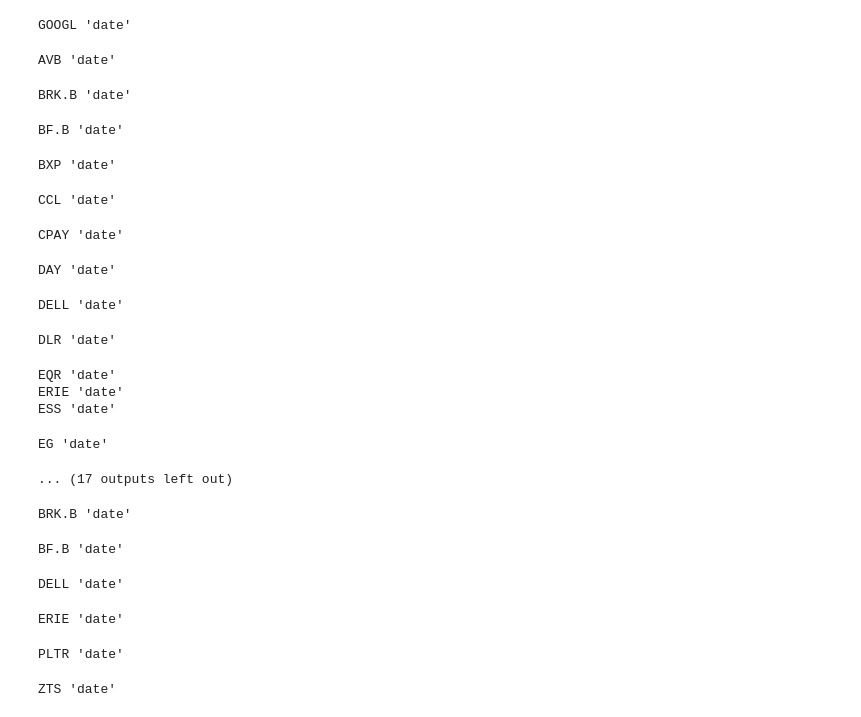
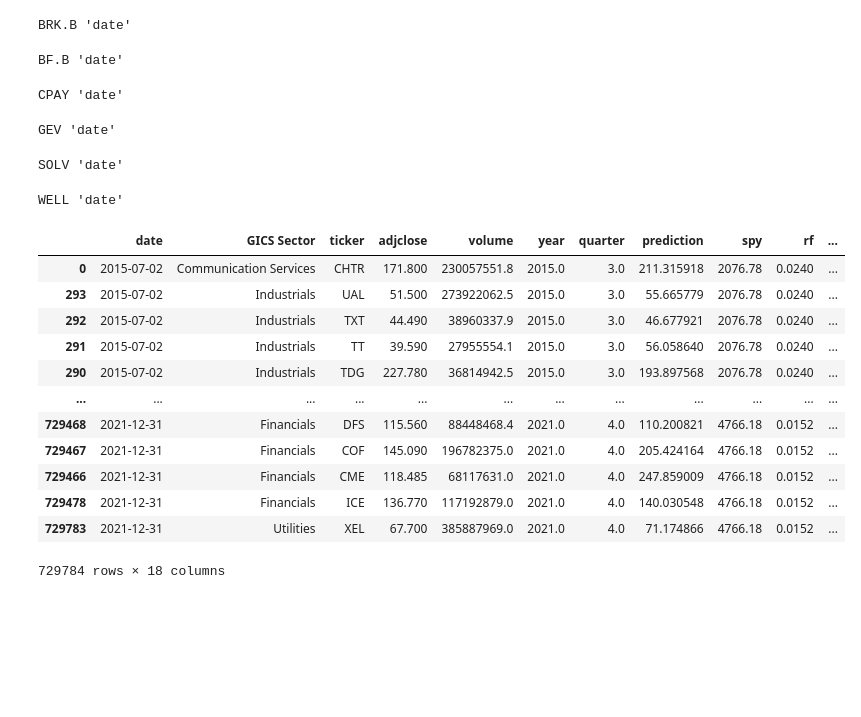
Before and after one commit to chung-ejy/sapling, a Jupyter notebook: multiasset_financial_machine_active_analysis.ipynb, the cells around one changed output. Saved outputs shown, nothing was run; the diff lists cells and outputs as text; code cells hidden in the pictures; blank space fills up the shorter version.

```diff
--- a/multiasset_financial_machine_active_analysis.ipynb
+++ b/multiasset_financial_machine_active_analysis.ipynb
@@ -64,26 +83,10 @@ for ticker in tqdm(sp500["ticker"].unique()):
         price["y"] = price["adjclose"].shift(-4)
         factors_df.append(price)
     except Exception as e:
-        print(ticker,str(e))
+        # print(ticker,str(e))
         continue
 sec.disconnect()
 market.disconnect()
-# %% [output]
-GOOGL 'date'
-AVB 'date'
-BRK.B 'date'
-BF.B 'date'
-BXP 'date'
-CCL 'date'
-CPAY 'date'
-DAY 'date'
-DELL 'date'
-DLR 'date'
-EQR 'date'
-ERIE 'date'
-ESS 'date'
-EG 'date'
-... (17 outputs left out)
 # %%
 factors_df = pd.concat(factors_df)
 # %%
@@ -93,15 +96,15 @@ for column in factors_df:
 # %%
 factors_df = factors_df.fillna(0)
 # %%
-start_year = 2015
-end_year = 2022
-sim_end_year = 2025
+start_year = 2008
+end_year = 2015
+sim_end_year = 2022
 # %%
 model = XGBRegressor()
-factors = ["ptb","roa","mktcap","bm","short_debt","volume","divyield","adjclose"]
+factors = ["ptb","roa","mktcap","bm","short_debt","divyield","adjclose"]
 factors_df.sort_values(["year","quarter"],inplace=True)
 training_data = factors_df[(factors_df["year"]>start_year) & (factors_df["year"]<end_year)].dropna()
-sim = factors_df[(factors_df["year"]>=end_year) & (factors_df["year"]<sim_end_year)].drop("y",axis=1).dropna()
+sim = factors_df[(factors_df["year"]>=end_year-1) & (factors_df["year"]<sim_end_year)].drop("y",axis=1).dropna()
 model.fit(training_data[factors],training_data["y"])
 sim["prediction"] = model.predict(sim[factors])
 # %%
@@ -110,14 +113,14 @@ market.connect()
 db.cloud_connect()
 for ticker in tqdm(sp500["ticker"].unique()):
     try:
-        price = processor.column_date_processing(market.query("prices",{"ticker":ticker}))
+        price = processor.column_date_processing(market.query("historical_prices",{"ticker":ticker}))
         price["year"] = [x.year for x in price["date"]]
         price["quarter"] = [x.quarter for x in price["date"]]
         price.sort_values("date",inplace=True)
+        price = price.merge(sp500[["ticker","GICS Sector"]],on="ticker",how="left")
         price = price.merge(sim[["year","quarter","ticker","prediction"]],on=["year","quarter","ticker"],how="left")
         price = price.merge(spy[["date","spy"]],on="date",how="left")
         price = price.merge(market_yield[["date","rf"]],on="date",how="left")
-        price = price.merge(sp500[["ticker","GICS Sector"]],on="ticker",how="left")
         price["expected_return"] = (price["prediction"] - price["adjclose"]) / price["adjclose"]
         price["historical_return"] = price["adjclose"].pct_change(90)
         price["factor_return"] = price["spy"].pct_change(90)
@@ -135,8 +138,8 @@ db.disconnect()
 # %% [output]
 BRK.B 'date'
 BF.B 'date'
-DELL 'date'
+CPAY 'date'
-ERIE 'date'
+GEV 'date'
-PLTR 'date'
+SOLV 'date'
-ZTS 'date'
+WELL 'date'
 # %%
@@ -146,3 +148,19 @@ sim = sim[(sim["date"]<datetime(sim_end_year,1,1)) & (sim["date"]>datetime(end_y
+# %%
+sim.sort_values("date")
+# %% [output]
+|  | date | GICS Sector | ticker | adjclose | volume | year | quarter | prediction | spy | rf | ... |
+| 0 | 2015-07-02 | Communication Services | CHTR | 171.800 | 230057551.8 | 2015.0 | 3.0 | 211.315918 | 2076.78 | 0.0240 | ... |
+| 293 | 2015-07-02 | Industrials | UAL | 51.500 | 273922062.5 | 2015.0 | 3.0 | 55.665779 | 2076.78 | 0.0240 | ... |
+| 292 | 2015-07-02 | Industrials | TXT | 44.490 | 38960337.9 | 2015.0 | 3.0 | 46.677921 | 2076.78 | 0.0240 | ... |
+| 291 | 2015-07-02 | Industrials | TT | 39.590 | 27955554.1 | 2015.0 | 3.0 | 56.058640 | 2076.78 | 0.0240 | ... |
+| 290 | 2015-07-02 | Industrials | TDG | 227.780 | 36814942.5 | 2015.0 | 3.0 | 193.897568 | 2076.78 | 0.0240 | ... |
+| ... | ... | ... | ... | ... | ... | ... | ... | ... | ... | ... | ... |
+| 729468 | 2021-12-31 | Financials | DFS | 115.560 | 88448468.4 | 2021.0 | 4.0 | 110.200821 | 4766.18 | 0.0152 | ... |
+| 729467 | 2021-12-31 | Financials | COF | 145.090 | 196782375.0 | 2021.0 | 4.0 | 205.424164 | 4766.18 | 0.0152 | ... |
+| 729466 | 2021-12-31 | Financials | CME | 118.485 | 68117631.0 | 2021.0 | 4.0 | 247.859009 | 4766.18 | 0.0152 | ... |
+| 729478 | 2021-12-31 | Financials | ICE | 136.770 | 117192879.0 | 2021.0 | 4.0 | 140.030548 | 4766.18 | 0.0152 | ... |
+| 729783 | 2021-12-31 | Utilities | XEL | 67.700 | 385887969.0 | 2021.0 | 4.0 | 71.174866 | 4766.18 | 0.0152 | ... |
+729784 rows × 18 columns
 # %%
 # Initialize variables
 structure = {"stock":0.5,"bond":0.4,"option":0.1}
```
Also changed, not shown: parts of 15 cells of this notebook, 4 other files.
